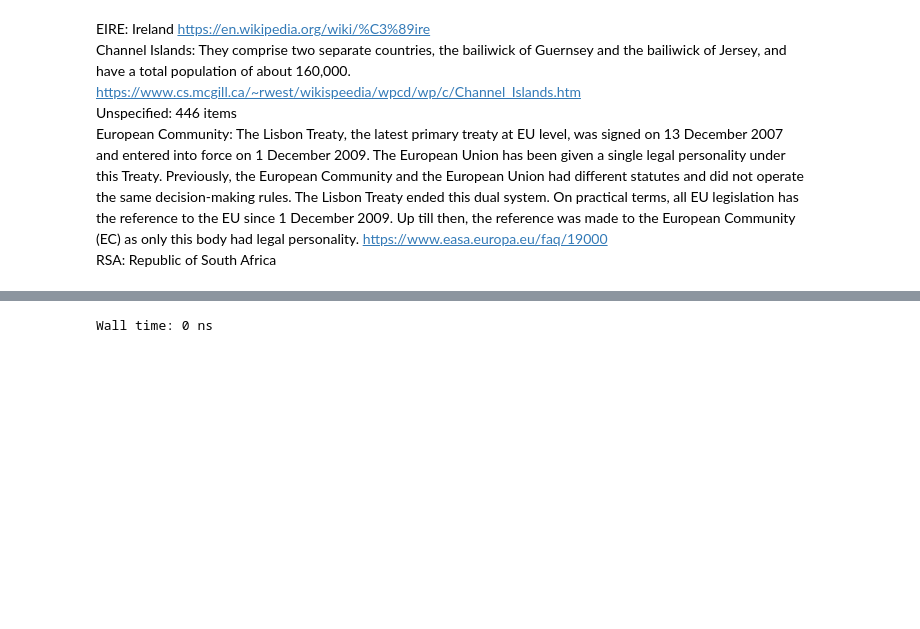
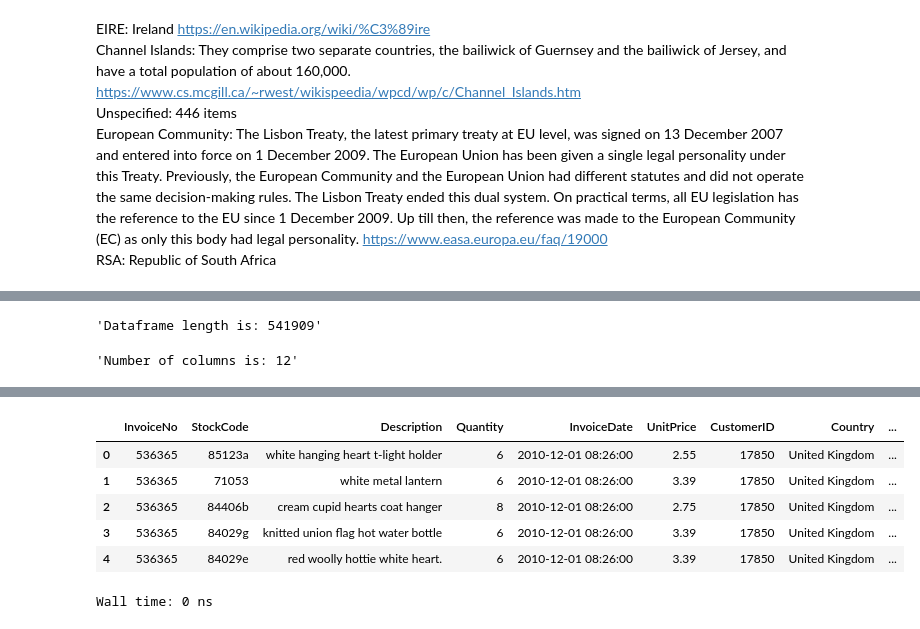
Before and after one commit to KayhanB21/online-retail, a Jupyter notebook: data-exploration.ipynb, the cells around one changed output, grey strips where cells are left out. Saved outputs shown, nothing was run; the diff lists cells and outputs as text; code cells hidden in the pictures; blank space fills up the shorter version.

Commit message:
resolve all columns to their real attributes.

```diff
--- a/data-exploration.ipynb
+++ b/data-exploration.ipynb
@@ -287,0 +323,12 @@ Wall time: 414 ms
+# %%
+%%time
+# @formatter:on
+
+df['InvoiceNoNum'] = df['InvoiceNo'].str.extract('(\d+)', expand = False).fillna("-1")
+df['InvoiceNoChar'] = df['InvoiceNo'].str.extract('(\D+)', expand = False).fillna("")
+df['StockCodeNum'] = df['StockCode'].str.extract('(\d+)', expand = False).fillna("-1")
+df['StockCodeChar'] = df['StockCode'].str.extract('(\D+)', expand = False).fillna("")
+df = df.astype({'InvoiceNoNum': 'int64',
+                'StockCodeNum': 'int64'}, errors = 'raise')
+display(df['InvoiceNoChar'].value_counts(dropna = False))
+display(df['StockCodeChar'].value_counts(dropna = False))
@@ -287,0 +395,10 @@ Wall time: 414 ms
+# %%
+%%time
+# @formatter:on
+
+display(f"Dataframe length is: {len(df.index)}")
+display(f"Number of columns is: {len(df.columns)}")
+df.head()
+# %% [output]
+'Dataframe length is: 541909'
+'Number of columns is: 12'
@@ -288,3 +406,9 @@ Wall time: 414 ms
+|  | InvoiceNo | StockCode | Description | Quantity | InvoiceDate | UnitPrice | CustomerID | Country | ... |
+| 0 | 536365 | 85123a | white hanging heart t-light holder | 6 | 2010-12-01 08:26:00 | 2.55 | 17850 | United Kingdom | ... |
+| 1 | 536365 | 71053 | white metal lantern | 6 | 2010-12-01 08:26:00 | 3.39 | 17850 | United Kingdom | ... |
+| 2 | 536365 | 84406b | cream cupid hearts coat hanger | 8 | 2010-12-01 08:26:00 | 2.75 | 17850 | United Kingdom | ... |
+| 3 | 536365 | 84029g | knitted union flag hot water bottle | 6 | 2010-12-01 08:26:00 | 3.39 | 17850 | United Kingdom | ... |
+| 4 | 536365 | 84029e | red woolly hottie white heart. | 6 | 2010-12-01 08:26:00 | 3.39 | 17850 | United Kingdom | ... |
 # %%
 %%time
 # @formatter:on
```
Also changed, not shown: parts of 15 cells of this notebook.
